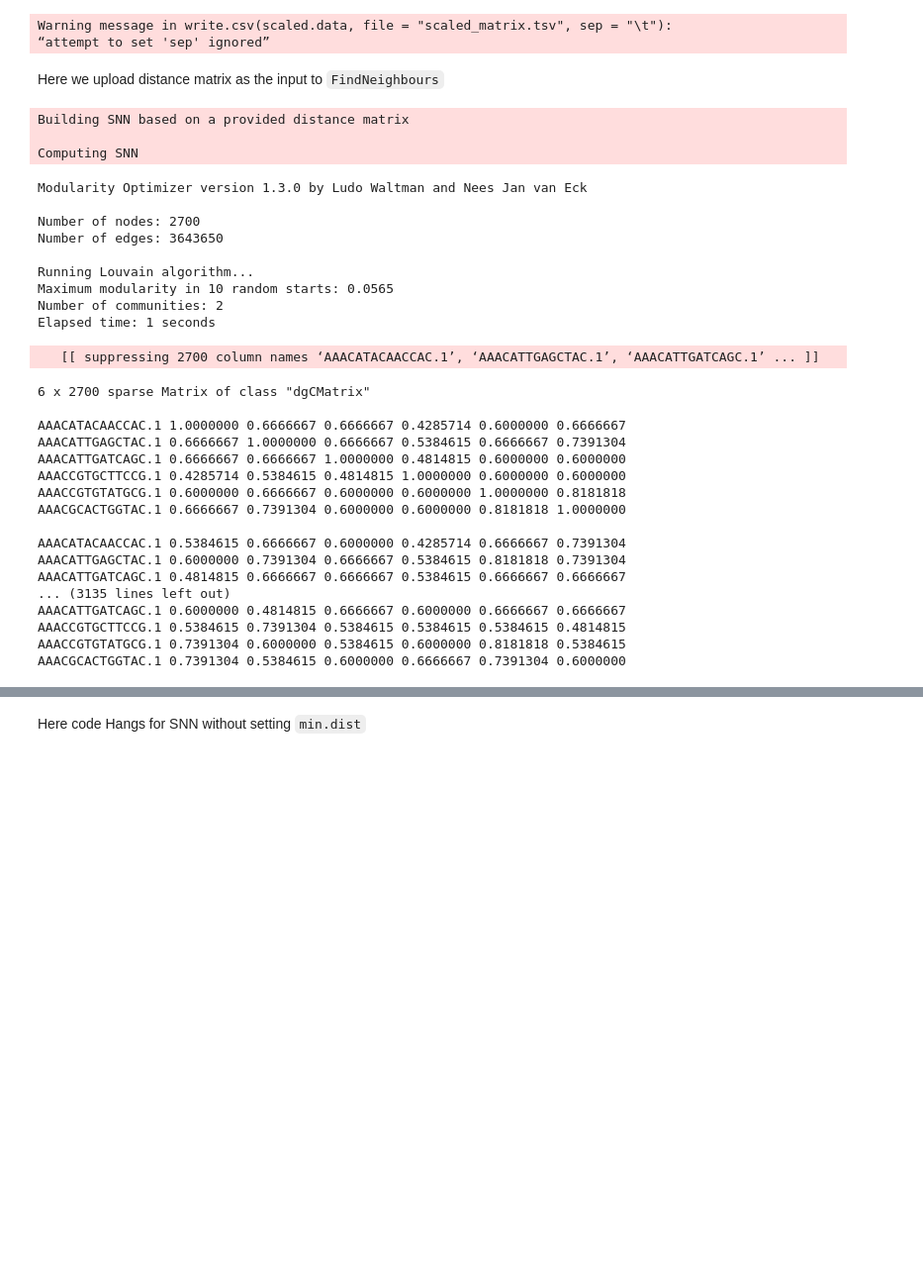
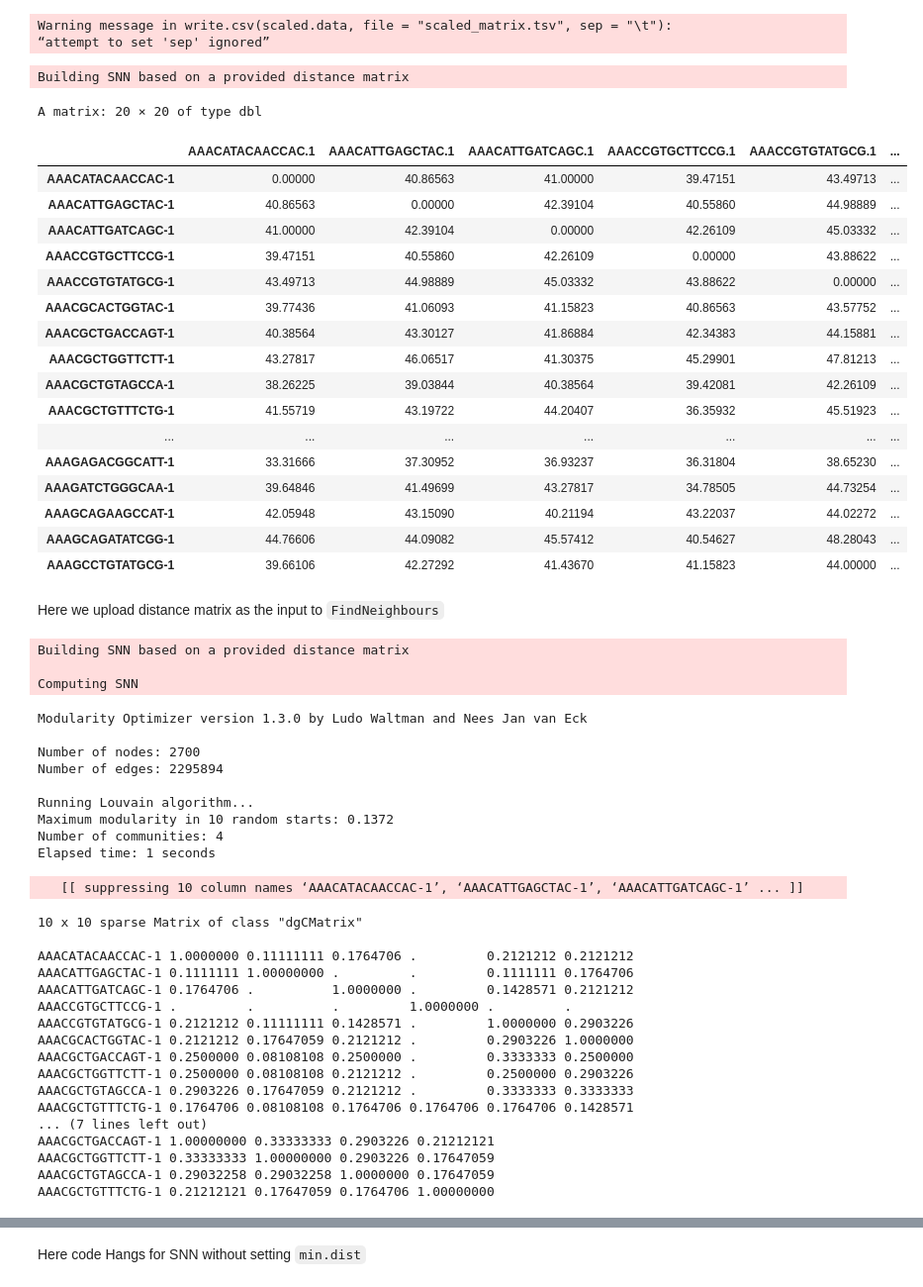
Before and after one commit to lab-medvedeva/Article-GADES, a Jupyter notebook: DistanceMatrixApplication/SeuratHobotnica.ipynb, the cells around one changed output, grey strips where cells are left out. Shown at 99% size. Drawn from its saved outputs; the diff is of its cells as text; code cells hidden in the pictures; blank space fills up the shorter version.

```diff
--- a/DistanceMatrixApplication/SeuratHobotnica.ipynb
+++ b/DistanceMatrixApplication/SeuratHobotnica.ipynb
@@ -81,8 +81,33 @@ dist.matrix <- as.matrix(
 )
+# %%
+pbmc_distance <- FindNeighbors(dist.matrix, distance.matrix = T, return.neighbor = T)
+# %% [output]
+Building SNN based on a provided distance matrix
+# %%
+dist.matrix[1:20, 1:20]
+# %% [output]
+A matrix: 20 × 20 of type dbl
+|  | AAACATACAACCAC.1 | AAACATTGAGCTAC.1 | AAACATTGATCAGC.1 | AAACCGTGCTTCCG.1 | AAACCGTGTATGCG.1 | ... |
+| AAACATACAACCAC-1 | 0.00000 | 40.86563 | 41.00000 | 39.47151 | 43.49713 | ... |
+| AAACATTGAGCTAC-1 | 40.86563 | 0.00000 | 42.39104 | 40.55860 | 44.98889 | ... |
+| AAACATTGATCAGC-1 | 41.00000 | 42.39104 | 0.00000 | 42.26109 | 45.03332 | ... |
+| AAACCGTGCTTCCG-1 | 39.47151 | 40.55860 | 42.26109 | 0.00000 | 43.88622 | ... |
+| AAACCGTGTATGCG-1 | 43.49713 | 44.98889 | 45.03332 | 43.88622 | 0.00000 | ... |
+| AAACGCACTGGTAC-1 | 39.77436 | 41.06093 | 41.15823 | 40.86563 | 43.57752 | ... |
+| AAACGCTGACCAGT-1 | 40.38564 | 43.30127 | 41.86884 | 42.34383 | 44.15881 | ... |
+| AAACGCTGGTTCTT-1 | 43.27817 | 46.06517 | 41.30375 | 45.29901 | 47.81213 | ... |
+| AAACGCTGTAGCCA-1 | 38.26225 | 39.03844 | 40.38564 | 39.42081 | 42.26109 | ... |
+| AAACGCTGTTTCTG-1 | 41.55719 | 43.19722 | 44.20407 | 36.35932 | 45.51923 | ... |
+| ... | ... | ... | ... | ... | ... | ... |
+| AAAGAGACGGCATT-1 | 33.31666 | 37.30952 | 36.93237 | 36.31804 | 38.65230 | ... |
+| AAAGATCTGGGCAA-1 | 39.64846 | 41.49699 | 43.27817 | 34.78505 | 44.73254 | ... |
+| AAAGCAGAAGCCAT-1 | 42.05948 | 43.15090 | 40.21194 | 43.22037 | 44.02272 | ... |
+| AAAGCAGATATCGG-1 | 44.76606 | 44.09082 | 45.57412 | 40.54627 | 48.28043 | ... |
+| AAAGCCTGTATGCG-1 | 39.66106 | 42.27292 | 41.43670 | 41.15823 | 44.00000 | ... |
 # %% [markdown]
 Here we upload distance matrix as the input to `FindNeighbours`
 # %%
-pbmc_distance <- FindNeighbors(dist.matrix, distance.matrix = T, l2.norm = T)
+pbmc_distance <- FindNeighbors(dist.matrix, distance.matrix = T)
 pbmc_distance_clusters <- FindClusters(pbmc_distance$snn, resolution = 1.0)
 # %% [output]
 Building SNN based on a provided distance matrix
@@ -91,31 +116,31 @@ Computing SNN
 Modularity Optimizer version 1.3.0 by Ludo Waltman and Nees Jan van Eck
 
 Number of nodes: 2700
-Number of edges: 3643650
+Number of edges: 2295894
 
 Running Louvain algorithm...
-Maximum modularity in 10 random starts: 0.0565
-Number of communities: 2
+Maximum modularity in 10 random starts: 0.1372
+Number of communities: 4
 Elapsed time: 1 seconds
 # %%
-head(pbmc_distance$snn)
+pbmc_distance$snn[1:10, 1:10]
 # %% [output]
-   [[ suppressing 2700 column names ‘AAACATACAACCAC.1’, ‘AAACATTGAGCTAC.1’, ‘AAACATTGATCAGC.1’ ... ]]
+   [[ suppressing 10 column names ‘AAACATACAACCAC-1’, ‘AAACATTGAGCTAC-1’, ‘AAACATTGATCAGC-1’ ... ]]
-6 x 2700 sparse Matrix of class "dgCMatrix"
+10 x 10 sparse Matrix of class "dgCMatrix"
 
-AAACATACAACCAC.1 1.0000000 0.6666667 0.6666667 0.4285714 0.6000000 0.6666667
-AAACATTGAGCTAC.1 0.6666667 1.0000000 0.6666667 0.5384615 0.6666667 0.7391304
-AAACATTGATCAGC.1 0.6666667 0.6666667 1.0000000 0.4814815 0.6000000 0.6000000
-AAACCGTGCTTCCG.1 0.4285714 0.5384615 0.4814815 1.0000000 0.6000000 0.6000000
-AAACCGTGTATGCG.1 0.6000000 0.6666667 0.6000000 0.6000000 1.0000000 0.8181818
-AAACGCACTGGTAC.1 0.6666667 0.7391304 0.6000000 0.6000000 0.8181818 1.0000000
-
-AAACATACAACCAC.1 0.5384615 0.6666667 0.6000000 0.4285714 0.6666667 0.7391304
-AAACATTGAGCTAC.1 0.6000000 0.7391304 0.6666667 0.5384615 0.8181818 0.7391304
-AAACATTGATCAGC.1 0.4814815 0.6666667 0.6666667 0.5384615 0.6666667 0.6666667
-... (3135 lines left out)
-AAACATTGATCAGC.1 0.6000000 0.4814815 0.6666667 0.6000000 0.6666667 0.6666667
-AAACCGTGCTTCCG.1 0.5384615 0.7391304 0.5384615 0.5384615 0.5384615 0.4814815
-AAACCGTGTATGCG.1 0.7391304 0.6000000 0.5384615 0.6000000 0.8181818 0.5384615
-AAACGCACTGGTAC.1 0.7391304 0.5384615 0.6000000 0.6666667 0.7391304 0.6000000
+AAACATACAACCAC-1 1.0000000 0.11111111 0.1764706 .         0.2121212 0.2121212
+AAACATTGAGCTAC-1 0.1111111 1.00000000 .         .         0.1111111 0.1764706
+AAACATTGATCAGC-1 0.1764706 .          1.0000000 .         0.1428571 0.2121212
+AAACCGTGCTTCCG-1 .         .          .         1.0000000 .         .
+AAACCGTGTATGCG-1 0.2121212 0.11111111 0.1428571 .         1.0000000 0.2903226
+AAACGCACTGGTAC-1 0.2121212 0.17647059 0.2121212 .         0.2903226 1.0000000
+AAACGCTGACCAGT-1 0.2500000 0.08108108 0.2500000 .         0.3333333 0.2500000
+AAACGCTGGTTCTT-1 0.2500000 0.08108108 0.2121212 .         0.2500000 0.2903226
+AAACGCTGTAGCCA-1 0.2903226 0.17647059 0.2121212 .         0.3333333 0.3333333
+AAACGCTGTTTCTG-1 0.1764706 0.08108108 0.1764706 0.1764706 0.1764706 0.1428571
+... (7 lines left out)
+AAACGCTGACCAGT-1 1.00000000 0.33333333 0.2903226 0.21212121
+AAACGCTGGTTCTT-1 0.33333333 1.00000000 0.2903226 0.17647059
+AAACGCTGTAGCCA-1 0.29032258 0.29032258 1.0000000 0.17647059
+AAACGCTGTTTCTG-1 0.21212121 0.17647059 0.1764706 1.00000000
 # %% [markdown]
```
Also changed, not shown: parts of 14 cells of this notebook, 1 other file.
